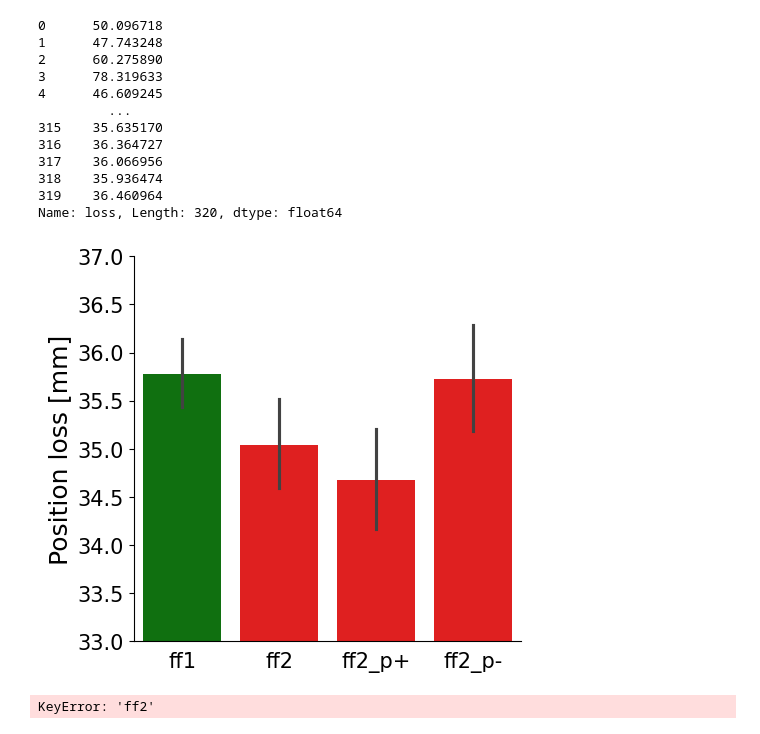
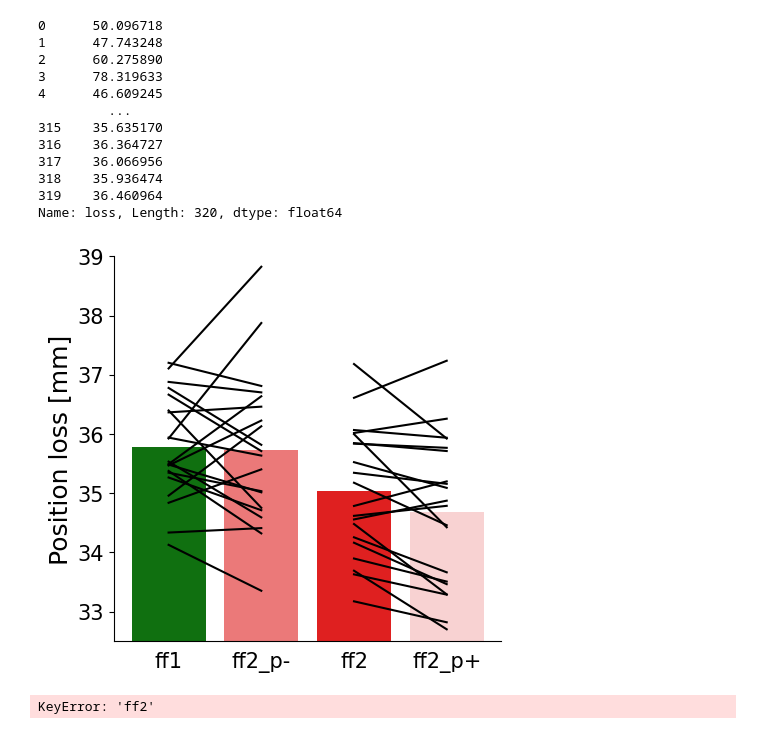
Before and after one commit to mshahbazi1997/MotorSavingModel, a Jupyter notebook: notebooks/perturb_hidden.ipynb, the cells around one changed output. Saved outputs shown, nothing was run; the diff lists cells and outputs as text; code cells hidden in the pictures.

```diff
--- a/notebooks/perturb_hidden.ipynb
+++ b/notebooks/perturb_hidden.ipynb
@@ -217,46 +220,63 @@ T = T[~T['size'].isin([16,32,64])]
 
 
 palette_colors = {'ff1': 'g', 'ff2': 'r', 'ff2_p+': 'r', 'ff2_p-': 'r'}
+opacity_levels = {'ff1': 1, 'ff2': 1, 'ff2_p+': 0.2, 'ff2_p-': 0.6}
+
+order = ['ff1','ff2_p-','ff2','ff2_p+']
+# Plot for T_pos on the first subplot
+sb.barplot(x='phase', y='loss', data=T, hue='phase', ax=ax,palette=palette_colors,order=order,errorbar=None)
+
+# Assuming there is a 'group_id' or similar to match FF1 and FF2
+for group_id, group_data in T.groupby('m'):
+    ff1_value = group_data[group_data['phase'] == 'ff1']['loss'].values[0]
+    ff2_value = group_data[group_data['phase'] == 'ff2']['loss'].values[0]
+    ff2_pos_value = group_data[group_data['phase'] == 'ff2_p+']['loss'].values[0]
+    ff2_neg_value = group_data[group_data['phase'] == 'ff2_p-']['loss'].values[0]
+
+    ax.plot(['ff1', 'ff2_p-'], [ff1_value, ff2_neg_value], color='k')
+    ax.plot(['ff2', 'ff2_p+'], [ff2_value, ff2_pos_value], color='k')
 
 
-# Plot for T_pos on the first subplot
-sb.barplot(x='phase', y='loss', data=T, hue='phase', ax=ax,palette=palette_colors)
+
+# Adjust the opacity of each bar based on its hue
+for bar, hue in zip(ax.patches, T['phase']):
+    bar.set_alpha(opacity_levels[hue])
 
 
 #ax.set_ylim([0.035, 0.05])
-ax.set_ylim([33,37])
+ax.set_ylim([32.5,39])
 #ax.set_ylim([15, 17])
 
 
 
 ax.spines['top'].set_visible(False)
 ax.spines['right'].set_visible(False)
 
 
 #ax.set_xticklabels([])
 #ax.set_yticklabels([])
 
 ax.xaxis.set_tick_params(labelsize=fontsize_tick)
 ax.yaxis.set_tick_params(labelsize=fontsize_tick)
 
 ax.tick_params(bottom = False)
 ax.set_xlabel('', fontsize = fontsize_label)
 ax.set_ylabel('Position loss [mm]', fontsize = fontsize_label)
 
 
 
 fig.savefig(os.path.join(save_fig,'FF2_perturb.pdf'),dpi=300,bbox_inches='tight')
 # Display the plot
 #plt.tight_layout()  # Adjust the layout
 #plt.show()
 
 
 # L = T.pivot_table(index='m',columns='phase',values='loss')
 # t_statistic, p_value = stats.ttest_rel(L['ff2'],L['ff2_p'])
 # print("T-statistic:", t_statistic)
 # print("P-value:", p_value)
 # %% [output]
-[figure, old version]
+[figure, new version]
 # %%
 t_statistic, p_value = stats.ttest_rel(T['ff2'],T['ff2_p'])
 # %% [output]
```
Also changed, not shown: parts of 1 cell of this notebook, 2 other files.
